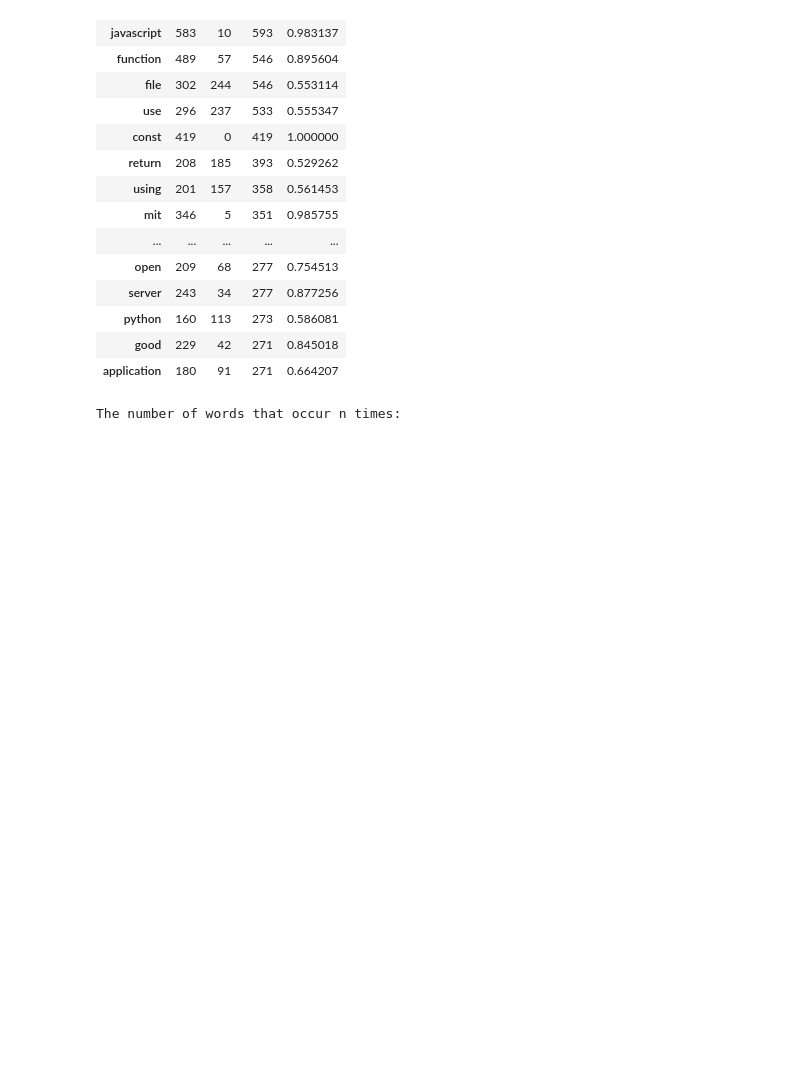
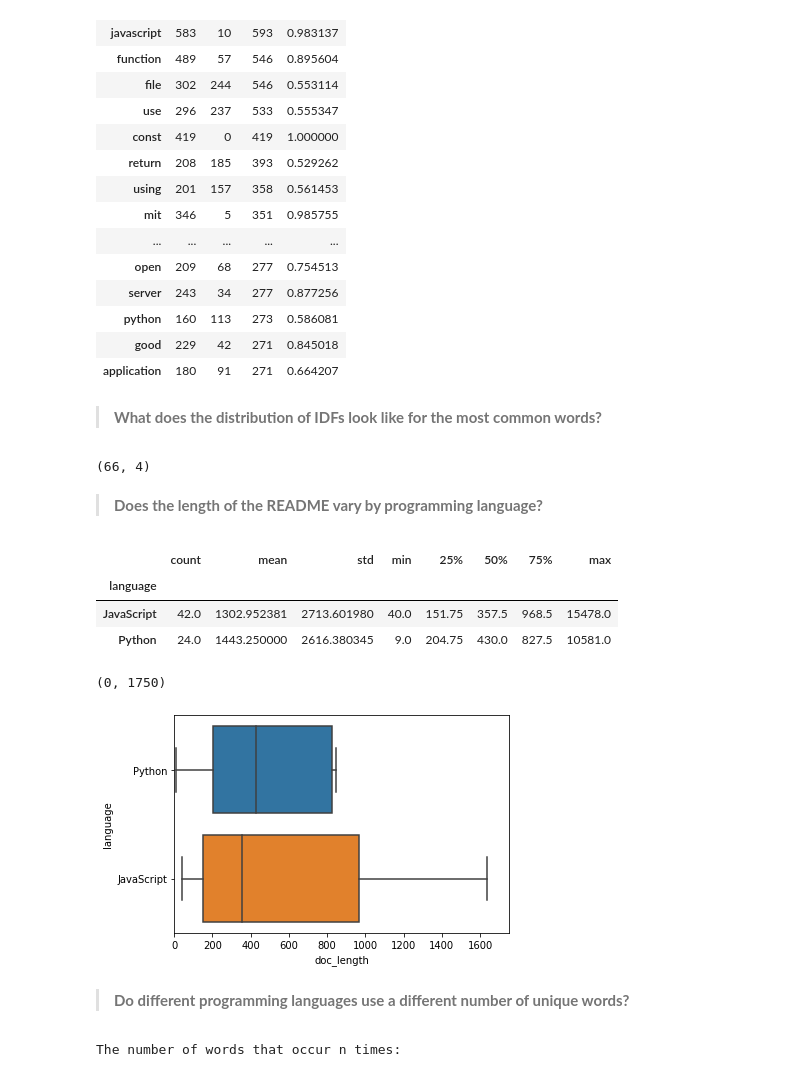
Before and after one commit to Brandon-Martinez27/nlp_project, a Jupyter notebook: b_nlp_workbook.ipynb, the cells around one changed output. Saved outputs shown, nothing was run; the diff lists cells and outputs as text; code cells hidden in the pictures; blank space fills up the shorter version.

```diff
--- a/b_nlp_workbook.ipynb
+++ b/b_nlp_workbook.ipynb
@@ -486,6 +489,29 @@ Most Common Words
 | python | 160 | 113 | 273 | 0.586081 |
 | good | 229 | 42 | 271 | 0.845018 |
 | application | 180 | 91 | 271 | 0.664207 |
+# %% [markdown]
+> **What does the distribution of IDFs look like for the most common words?**
+# %%
+train.shape
+# %% [output]
+(66, 4)
+# %% [markdown]
+> **Does the length of the README vary by programming language?**
+# %%
+train.groupby('language').doc_length.describe()
+# %% [output]
+|  | count | mean | std | min | 25% | 50% | 75% | max |
+| language |  |  |  |  |  |  |  |  |
+| JavaScript | 42.0 | 1302.952381 | 2713.601980 | 40.0 | 151.75 | 357.5 | 968.5 | 15478.0 |
+| Python | 24.0 | 1443.250000 | 2616.380345 | 9.0 | 204.75 | 430.0 | 827.5 | 10581.0 |
+# %%
+sns.boxplot(y=train.language, x=train.doc_length, orient="h")
+plt.xlim(0, 1750)
+# %% [output]
+(0, 1750)
+[figure, added]
+# %% [markdown]
+> **Do different programming languages use a different number of unique words?**
 # %%
 print("The number of words that occur n times: ")
 word_counts['all'].value_counts().head(30)
```
Also changed, not shown: parts of 20 cells of this notebook, 1 other file.
